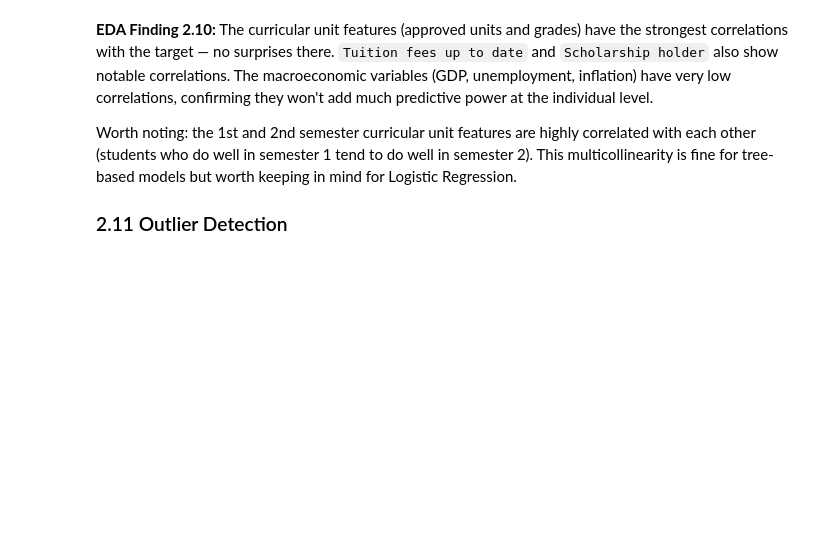
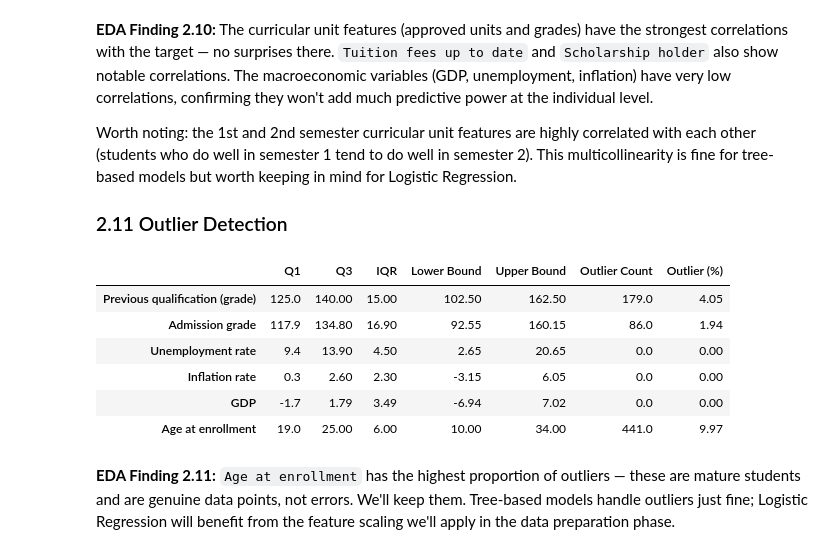
Before and after one commit to tiagodof/Tiago_Oliveira_2021406_ML_CA1, a Jupyter notebook: Tiago_Oliveira.ipynb, the cells around one changed output. Cells and saved outputs as stored; diff of their text form; code cells hidden in the pictures; blank space fills up the shorter version.

Commit message:
feat(eda): calculate outlier counts using IQR

```diff
--- a/Tiago_Oliveira.ipynb
+++ b/Tiago_Oliveira.ipynb
@@ -421,3 +421,29 @@ Previous qualification (grade)         0.104
 Worth noting: the 1st and 2nd semester curricular unit features are highly correlated with each other (students who do well in semester 1 tend to do well in semester 2). This multicollinearity is fine for tree-based models but worth keeping in mind for Logistic Regression.
 
 ### 2.11 Outlier Detection
+# %%
+outlier_summary = {}
+for col in continuous_cols:
+    series = pd.to_numeric(df_raw[col], errors='coerce').dropna()
+    Q1, Q3 = series.quantile(0.25), series.quantile(0.75)
+    IQR = Q3 - Q1
+    lower, upper = Q1 - 1.5 * IQR, Q3 + 1.5 * IQR
+    n_out = ((series < lower) | (series > upper)).sum()
+    outlier_summary[col] = {
+        'Q1': round(Q1, 2), 'Q3': round(Q3, 2), 'IQR': round(IQR, 2),
+        'Lower Bound': round(lower, 2), 'Upper Bound': round(upper, 2),
+        'Outlier Count': n_out,
+        'Outlier (%)': round(n_out / len(series) * 100, 2)
+    }
+
+pd.DataFrame(outlier_summary).T
+# %% [output]
+|  | Q1 | Q3 | IQR | Lower Bound | Upper Bound | Outlier Count | Outlier (%) |
+| Previous qualification (grade) | 125.0 | 140.00 | 15.00 | 102.50 | 162.50 | 179.0 | 4.05 |
+| Admission grade | 117.9 | 134.80 | 16.90 | 92.55 | 160.15 | 86.0 | 1.94 |
+| Unemployment rate | 9.4 | 13.90 | 4.50 | 2.65 | 20.65 | 0.0 | 0.00 |
+| Inflation rate | 0.3 | 2.60 | 2.30 | -3.15 | 6.05 | 0.0 | 0.00 |
+| GDP | -1.7 | 1.79 | 3.49 | -6.94 | 7.02 | 0.0 | 0.00 |
+| Age at enrollment | 19.0 | 25.00 | 6.00 | 10.00 | 34.00 | 441.0 | 9.97 |
+# %% [markdown]
+**EDA Finding 2.11:** `Age at enrollment` has the highest proportion of outliers — these are mature students and are genuine data points, not errors. We'll keep them. Tree-based models handle outliers just fine; Logistic Regression will benefit from the feature scaling we'll apply in the data preparation phase.
```
Also changed, not shown: parts of 1 cell of this notebook.
